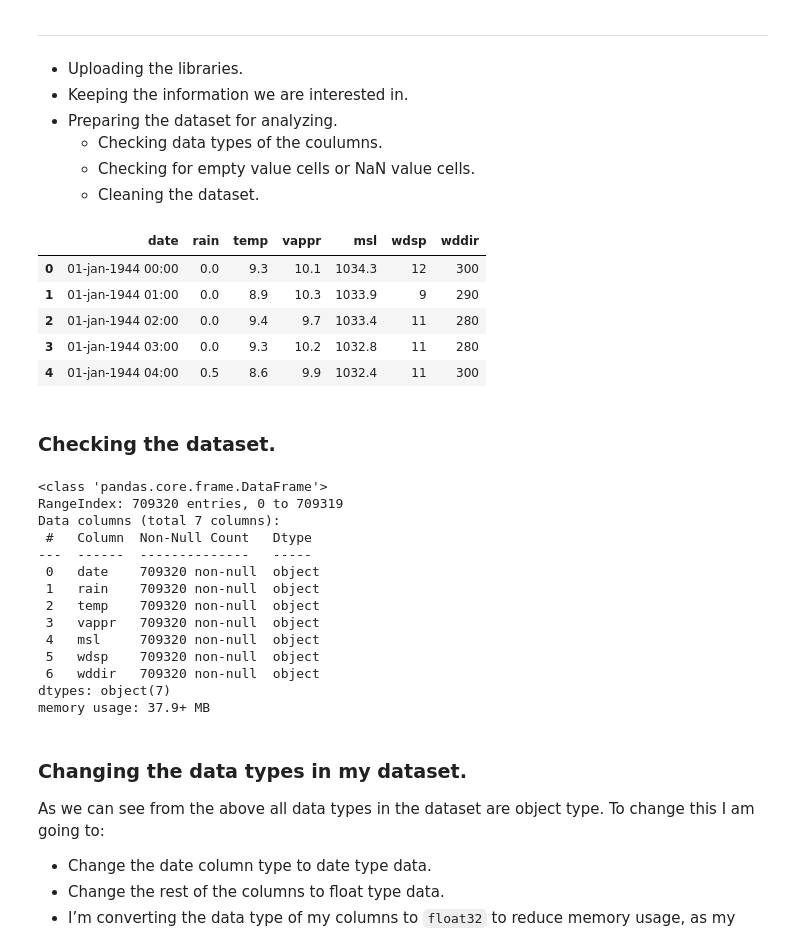
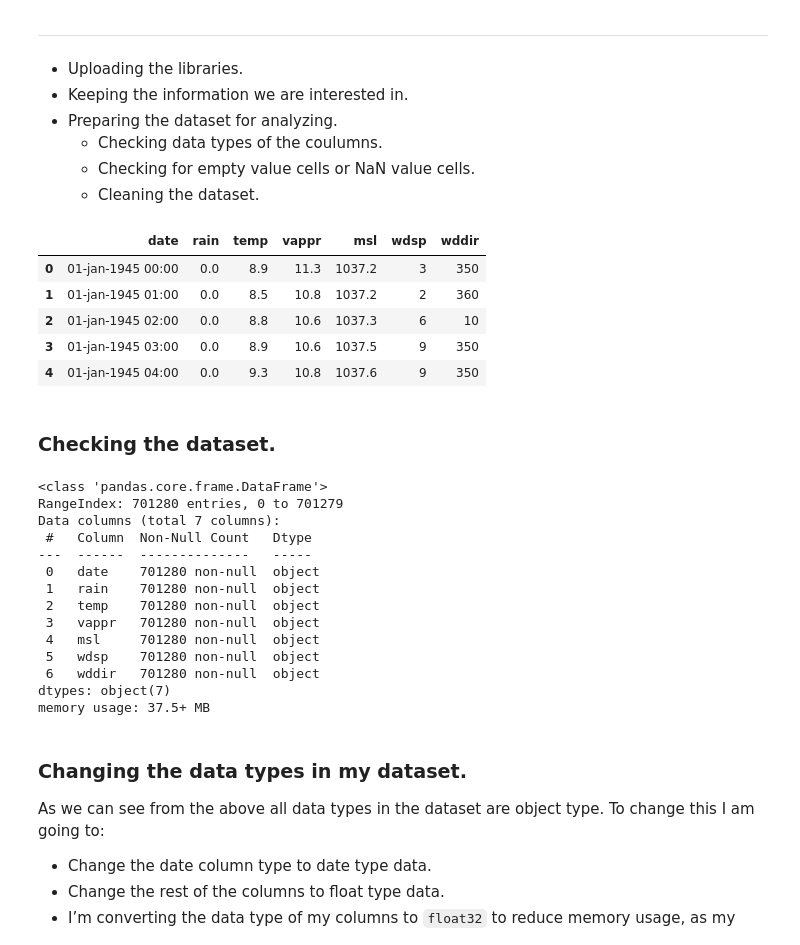
Before and after one commit to ermelinda-q/PFDA, a Jupyter notebook: project/project.ipynb, the cells around one changed output. Cells and saved outputs as stored; diff of their text form; code cells hidden in the pictures.

```diff
--- a/project/project.ipynb
+++ b/project/project.ipynb
@@ -24,22 +25,22 @@ from project_functions import *
 # %%
 # Uploading the dataset to my data frame, skipping the first 23 rows as the dataset starts at row 24.
 # Setting low_memory=False - easier to upload in big datasets.
-df = pd.read_csv('./data/data_valentia.csv', skiprows=23, low_memory=False)
+df = pd.read_csv('./data/data_valentia_updated.csv', skiprows=23, low_memory=False)
 
 # Creating a subset using only the data I need for this project.
 # Two ways of doing it:
 df_valentia = df[['date', 'rain', 'temp', 'vappr', 'msl', 'wdsp', 'wddir']].copy() # easier
 # or:
 # df_valentia = df.drop(columns=['ww', 'sun', 'w', 'vis', 'clht', 'clamt', 'ind', 'ind.1', 'ind.2', 'ind.3', 'ind.4'])
 
 df_valentia.head(5)
 # %% [output]
 |  | date | rain | temp | vappr | msl | wdsp | wddir |
-| 0 | 01-jan-1944 00:00 | 0.0 | 9.3 | 10.1 | 1034.3 | 12 | 300 |
-| 1 | 01-jan-1944 01:00 | 0.0 | 8.9 | 10.3 | 1033.9 | 9 | 290 |
-| 2 | 01-jan-1944 02:00 | 0.0 | 9.4 | 9.7 | 1033.4 | 11 | 280 |
-| 3 | 01-jan-1944 03:00 | 0.0 | 9.3 | 10.2 | 1032.8 | 11 | 280 |
-| 4 | 01-jan-1944 04:00 | 0.5 | 8.6 | 9.9 | 1032.4 | 11 | 300 |
+| 0 | 01-jan-1945 00:00 | 0.0 | 8.9 | 11.3 | 1037.2 | 3 | 350 |
+| 1 | 01-jan-1945 01:00 | 0.0 | 8.5 | 10.8 | 1037.2 | 2 | 360 |
+| 2 | 01-jan-1945 02:00 | 0.0 | 8.8 | 10.6 | 1037.3 | 6 | 10 |
+| 3 | 01-jan-1945 03:00 | 0.0 | 8.9 | 10.6 | 1037.5 | 9 | 350 |
+| 4 | 01-jan-1945 04:00 | 0.0 | 9.3 | 10.8 | 1037.6 | 9 | 350 |
 # %% [markdown]
 ### Checking the dataset.
 # %%
@@ -47,19 +48,19 @@ df_valentia.head(5)
 df_valentia.info()
 # %% [output]
 <class 'pandas.core.frame.DataFrame'>
-RangeIndex: 709320 entries, 0 to 709319
+RangeIndex: 701280 entries, 0 to 701279
 Data columns (total 7 columns):
  #   Column  Non-Null Count   Dtype
 ---  ------  --------------   -----
- 0   date    709320 non-null  object
- 1   rain    709320 non-null  object
- 2   temp    709320 non-null  object
- 3   vappr   709320 non-null  object
- 4   msl     709320 non-null  object
- 5   wdsp    709320 non-null  object
- 6   wddir   709320 non-null  object
+ 0   date    701280 non-null  object
+ 1   rain    701280 non-null  object
+ 2   temp    701280 non-null  object
+ 3   vappr   701280 non-null  object
+ 4   msl     701280 non-null  object
+ 5   wdsp    701280 non-null  object
+ 6   wddir   701280 non-null  object
 dtypes: object(7)
-memory usage: 37.9+ MB
+memory usage: 37.5+ MB
 # %% [markdown]
 ### Changing the data types in my dataset.
 
```
Also changed, not shown: parts of 35 cells of this notebook, 1 other file.
